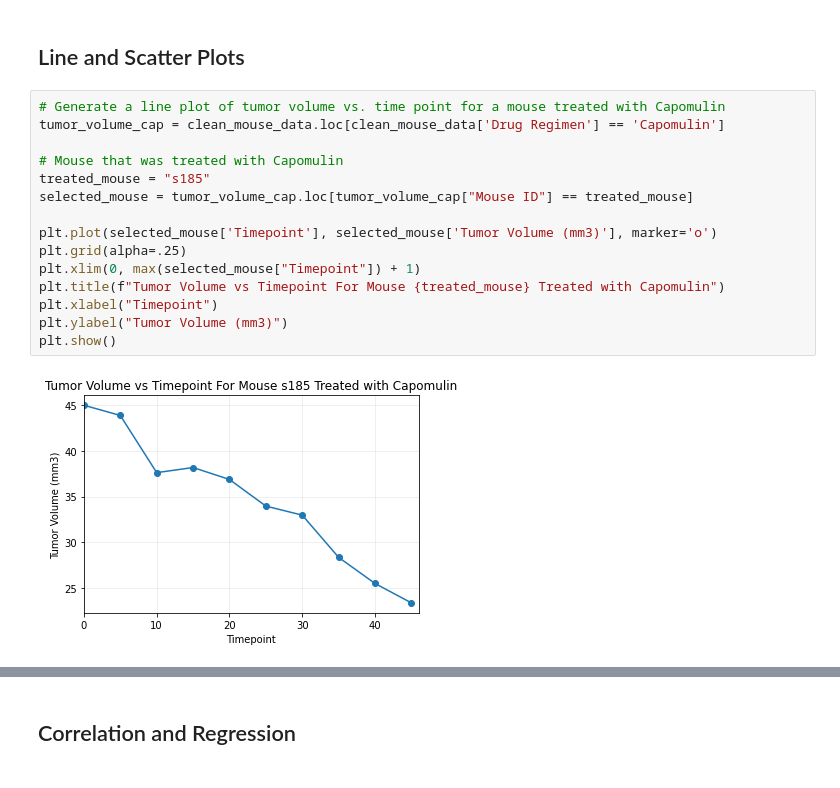
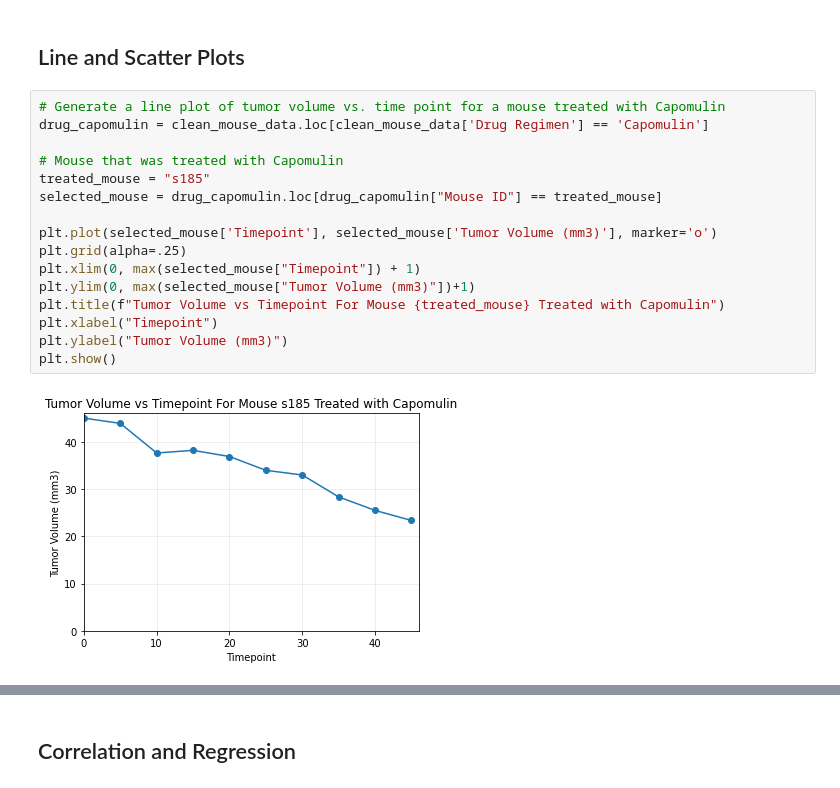
Before and after one commit to shaff183/Matplotlib-challenge, a Jupyter notebook: Pymaceuticals/main.ipynb, the cells around one changed output, grey strips where cells are left out. Drawn from its saved outputs; the diff is of its cells as text.

Commit message:
trying to figure out scatter plot

```diff
--- a/Pymaceuticals/main.ipynb
+++ b/Pymaceuticals/main.ipynb
@@ -205,20 +209,21 @@ plt.show()
 ## Line and Scatter Plots
 # %%
 # Generate a line plot of tumor volume vs. time point for a mouse treated with Capomulin
-tumor_volume_cap = clean_mouse_data.loc[clean_mouse_data['Drug Regimen'] == 'Capomulin']
+drug_capomulin = clean_mouse_data.loc[clean_mouse_data['Drug Regimen'] == 'Capomulin']
 
 # Mouse that was treated with Capomulin
 treated_mouse = "s185"
-selected_mouse = tumor_volume_cap.loc[tumor_volume_cap["Mouse ID"] == treated_mouse]
+selected_mouse = drug_capomulin.loc[drug_capomulin["Mouse ID"] == treated_mouse]
 
 plt.plot(selected_mouse['Timepoint'], selected_mouse['Tumor Volume (mm3)'], marker='o')
 plt.grid(alpha=.25)
 plt.xlim(0, max(selected_mouse["Timepoint"]) + 1)
+plt.ylim(0, max(selected_mouse["Tumor Volume (mm3)"])+1)
 plt.title(f"Tumor Volume vs Timepoint For Mouse {treated_mouse} Treated with Capomulin")
 plt.xlabel("Timepoint")
 plt.ylabel("Tumor Volume (mm3)")
 plt.show()
 # %% [output]
-[figure, old version]
+[figure, new version]
 # %%
 # Generate a scatter plot of average tumor volume vs. mouse weight for the Capomulin regimen
```
Also changed, not shown: parts of 3 cells of this notebook.
